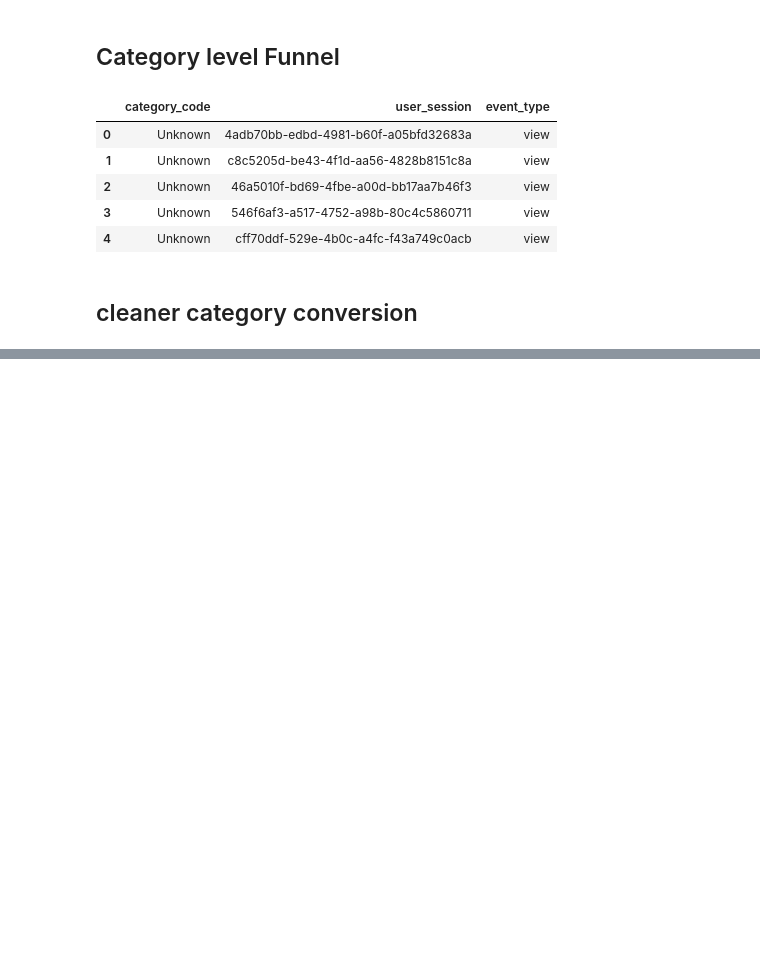
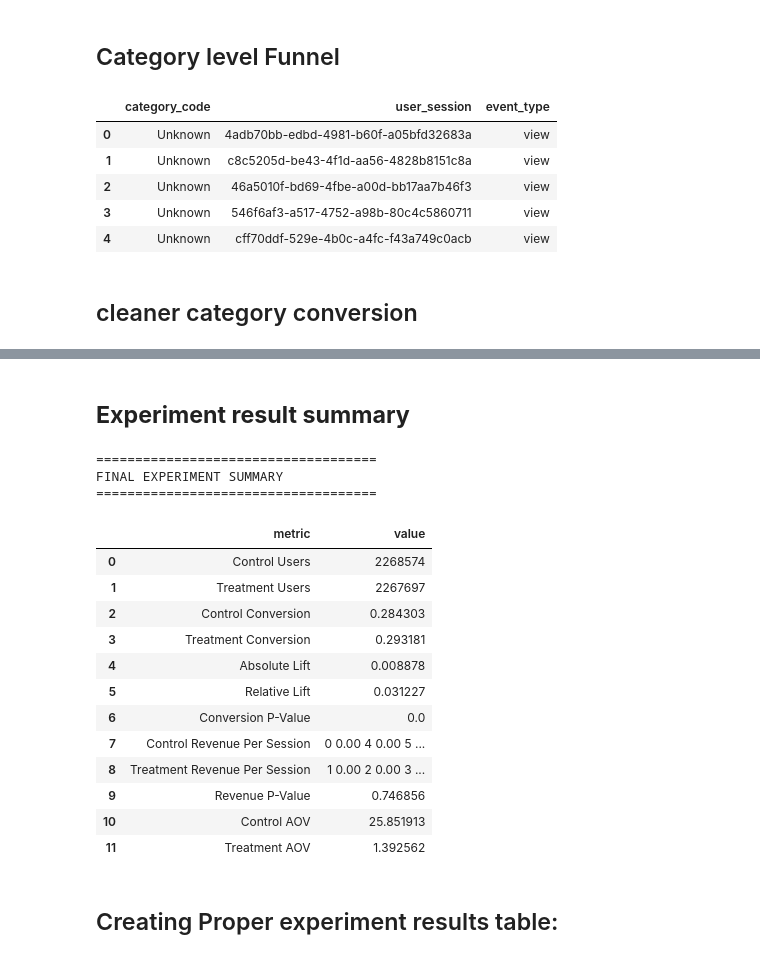
Before and after one commit to tamaxhh/End-to-End-Product-Funnel-A-B-Testing-Simulation-Engine, a Jupyter notebook: Notebooks/A.B_test_experimentation.ipynb, the cells around one changed output, grey strips where cells are left out. Drawn from its saved outputs; the diff is of its cells as text; code cells hidden in the pictures; blank space fills up the shorter version.

Commit message:
Experimentation completed

```diff
--- a/Notebooks/A.B_test_experimentation.ipynb
+++ b/Notebooks/A.B_test_experimentation.ipynb
@@ -515,0 +570,57 @@ KeyError: "Label(s) ['purchased'] do not exist"
+# %% [markdown]
+## **Experiment result summary**
+# %%
+summary = pd.DataFrame({
+    "metric": [
+        "Control Users",
+        "Treatment Users",
+        "Control Conversion",
+        "Treatment Conversion",
+        "Absolute Lift",
+        "Relative Lift",
+        "Conversion P-Value",
+        "Control Revenue Per Session",
+        "Treatment Revenue Per Session",
+        "Revenue P-Value",
+        "Control AOV",
+        "Treatment AOV"
+    ],
+
+    "value": [
+        len(control),
+        len(treatment),
+        control_conversion,
+        treatment_conversion,
+        absolute_lift,
+        relative_lift,
+        p_value,
+        control_revenue,
+        treatment_revenue,
+        revenue_p_value,
+        control_aov,
+        treatment_aov
+    ]
+})
+
+print("\n====================================")
+print("FINAL EXPERIMENT SUMMARY")
+print("====================================")
+
+summary
+# %% [output]
+====================================
+FINAL EXPERIMENT SUMMARY
+====================================
+|  | metric | value |
+| 0 | Control Users | 2268574 |
+| 1 | Treatment Users | 2267697 |
+| 2 | Control Conversion | 0.284303 |
+| 3 | Treatment Conversion | 0.293181 |
+| 4 | Absolute Lift | 0.008878 |
+| 5 | Relative Lift | 0.031227 |
+| 6 | Conversion P-Value | 0.0 |
+| 7 | Control Revenue Per Session | 0 0.00 4 0.00 5 ... |
+| 8 | Treatment Revenue Per Session | 1 0.00 2 0.00 3 ... |
+| 9 | Revenue P-Value | 0.746856 |
+| 10 | Control AOV | 25.851913 |
+| 11 | Treatment AOV | 1.392562 |
@@ -515,0 +632,2 @@ KeyError: "Label(s) ['purchased'] do not exist"
+# %% [markdown]
+## Creating Proper experiment results table:
```
Also changed, not shown: parts of 7 cells of this notebook.
